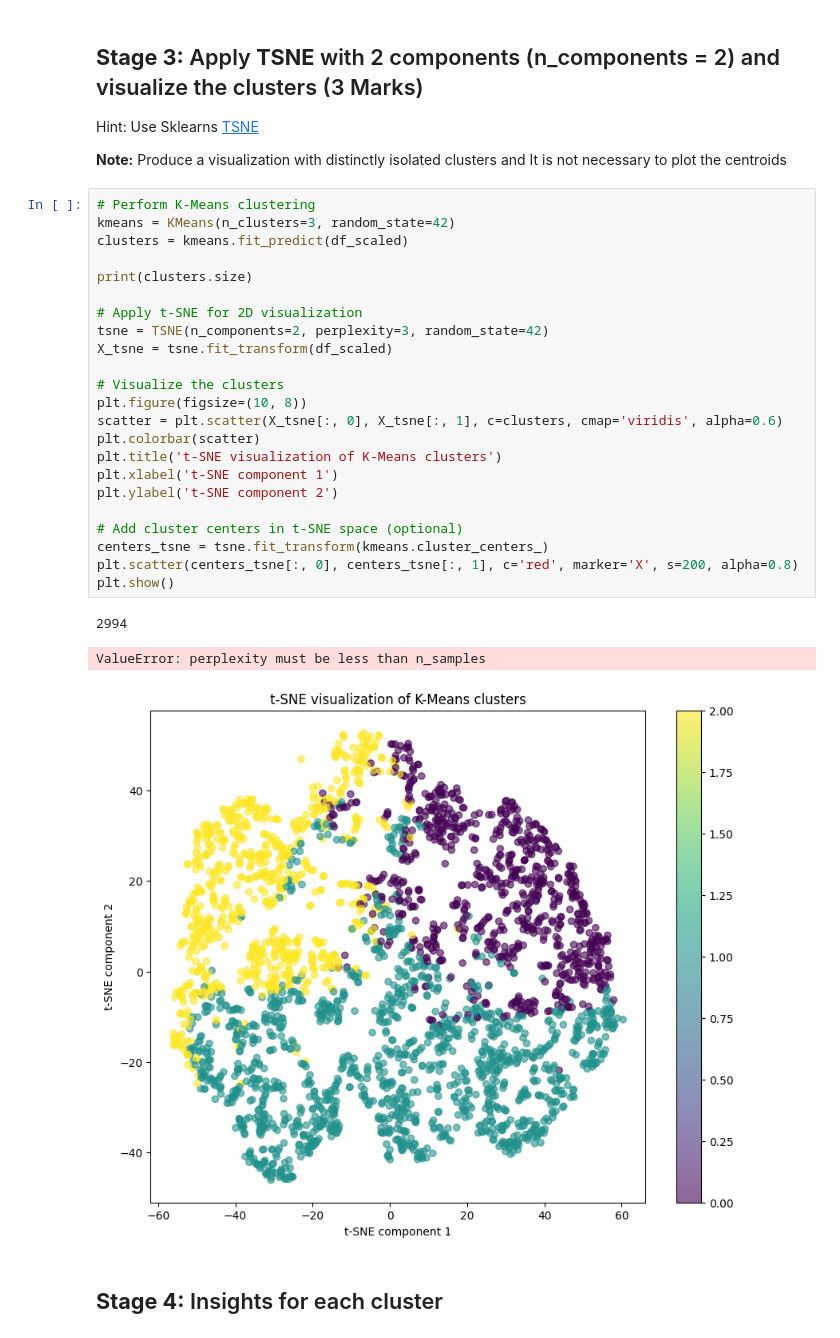
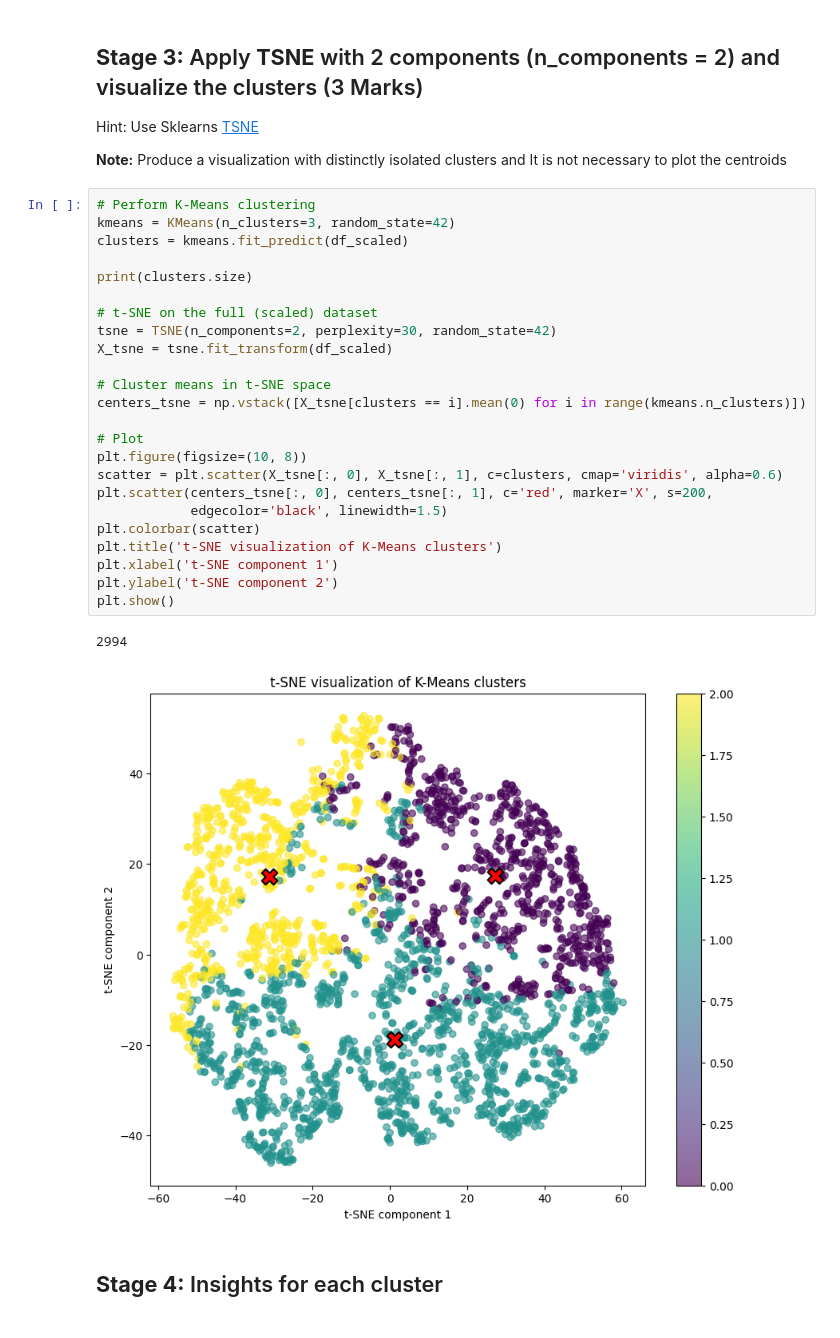
Before and after one commit to vikramvundyala/python_AI-ML, a Jupyter notebook: U2_MH2_Customer_Segmentation.ipynb, the cells around one changed output. Cells and saved outputs as stored; diff of their text form.

```diff
--- a/U2_MH2_Customer_Segmentation.ipynb
+++ b/U2_MH2_Customer_Segmentation.ipynb
@@ -356,30 +356,30 @@ Hint: Use Sklearns [TSNE](https://scikit-learn.org/stable/modules/generated/skle
 # %%
 # Perform K-Means clustering
 kmeans = KMeans(n_clusters=3, random_state=42)
 clusters = kmeans.fit_predict(df_scaled)
 
 print(clusters.size)
 
-# Apply t-SNE for 2D visualization
-tsne = TSNE(n_components=2, perplexity=3, random_state=42)
+# t-SNE on the full (scaled) dataset
+tsne = TSNE(n_components=2, perplexity=30, random_state=42)
 X_tsne = tsne.fit_transform(df_scaled)
 
-# Visualize the clusters
+# Cluster means in t-SNE space
+centers_tsne = np.vstack([X_tsne[clusters == i].mean(0) for i in range(kmeans.n_clusters)])
+
+# Plot
 plt.figure(figsize=(10, 8))
 scatter = plt.scatter(X_tsne[:, 0], X_tsne[:, 1], c=clusters, cmap='viridis', alpha=0.6)
+plt.scatter(centers_tsne[:, 0], centers_tsne[:, 1], c='red', marker='X', s=200,
+            edgecolor='black', linewidth=1.5)
 plt.colorbar(scatter)
 plt.title('t-SNE visualization of K-Means clusters')
 plt.xlabel('t-SNE component 1')
 plt.ylabel('t-SNE component 2')
-
-# Add cluster centers in t-SNE space (optional)
-centers_tsne = tsne.fit_transform(kmeans.cluster_centers_)
-plt.scatter(centers_tsne[:, 0], centers_tsne[:, 1], c='red', marker='X', s=200, alpha=0.8)
 plt.show()
 # %% [output]
 2994
-ValueError: perplexity must be less than n_samples
-[figure, old version]
+[figure, new version]
 # %% [markdown]
 ## **Stage 4:** Insights for each cluster
 # %% [markdown]
```
Also changed, not shown: parts of 2 cells of this notebook.
